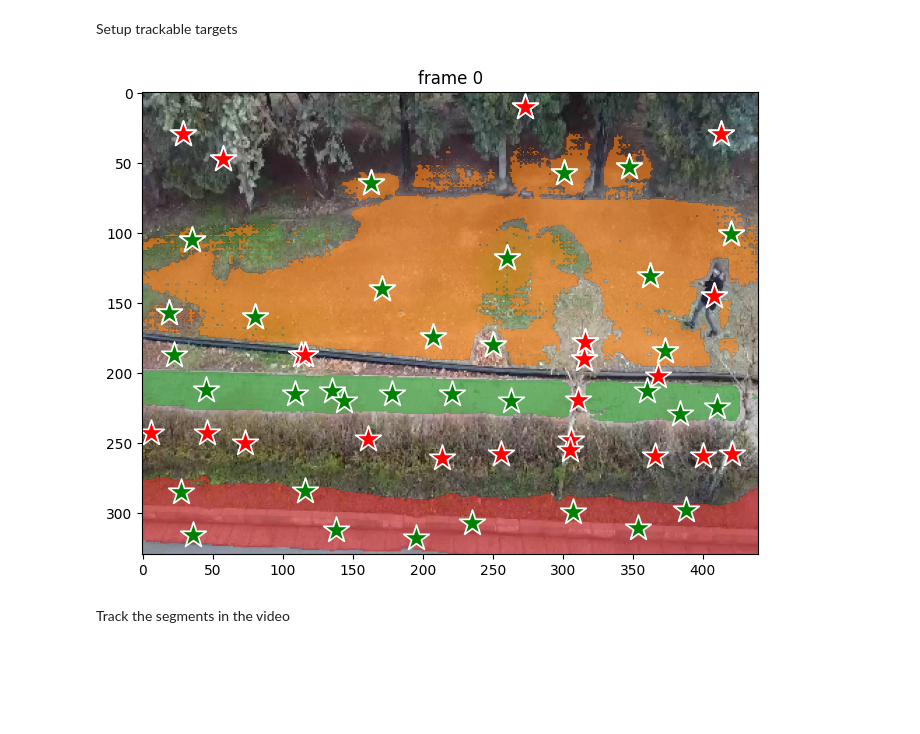
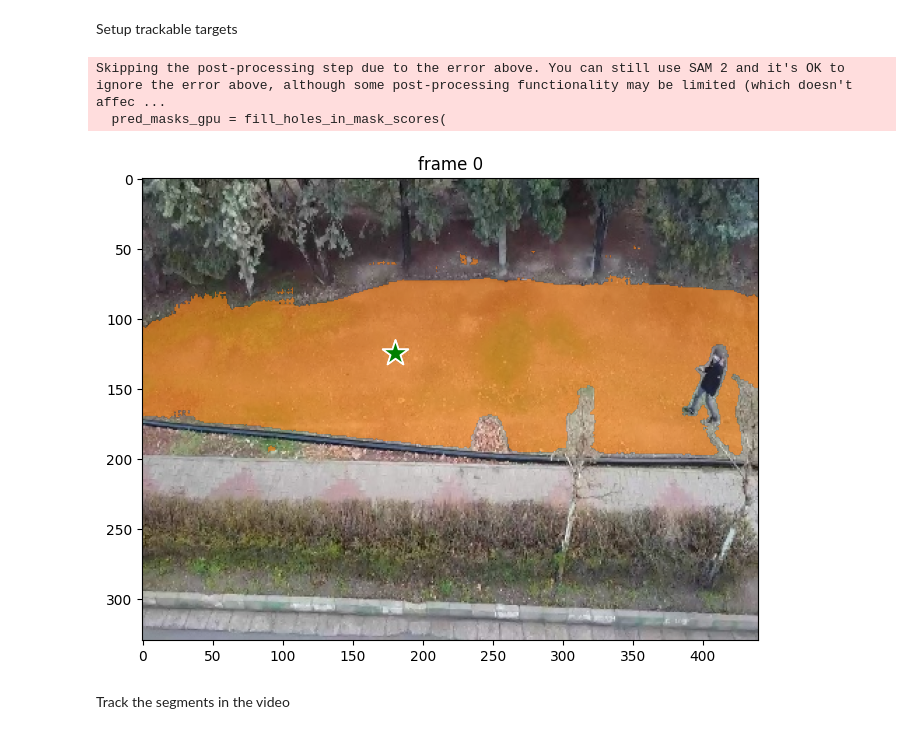
Before and after one commit to itsalirahimi/depth_pattern_analysis, a Jupyter notebook: dataset_generation/sam/sam_video.ipynb, the cells around one changed output. Drawn from its saved outputs; the diff is of its cells as text; code cells hidden in the pictures; blank space fills up the shorter version.

```diff
--- a/dataset_generation/sam/sam_video.ipynb
+++ b/dataset_generation/sam/sam_video.ipynb
@@ -68,7 +68,19 @@ elif device.type == "mps":
 
 np.random.seed(3)
 
-def show_mask(mask, ax, obj_id=None, random_color=False):
+def write_mask(mask, path, ax, obj_id=None, random_color=False):
+    if random_color:
+        color = np.concatenate([np.random.random(3), np.array([0.6])], axis=0)
+    else:
+        cmap = plt.get_cmap("tab10")
+        cmap_idx = 0 if obj_id is None else obj_id
+        color = np.array([*cmap(cmap_idx)[:3], 0.6])
+    h, w = mask.shape[-2:]
+    mask_image = mask.reshape(h, w, 1) * color.reshape(1, 1, -1)
+    cv2.imwrite(path, mask_image)
+
+
+def show_mask(mask, ax, path, obj_id=None, random_color=False):
     if random_color:
         color = np.concatenate([np.random.random(3), np.array([0.6])], axis=0)
     else:
@@ -78,6 +90,9 @@ def show_mask(mask, ax, obj_id=None, random_color=False):
     h, w = mask.shape[-2:]
     mask_image = mask.reshape(h, w, 1) * color.reshape(1, 1, -1)
     ax.imshow(mask_image)
+    if not path is None:
+        plt.imsave(path, mask_image)
+
 
 def show_points(coords, labels, ax, marker_size=375):
     pos_points = coords[labels==1]
@@ -141,46 +156,48 @@ prompts = {}  # hold all the clicks we add for visualization
 ann_frame_idx = 0  # the frame index we interact with
 
 # give a unique id to each object we interact with (it can be any integers)
 # Let's add a 2nd negative click at (x, y) = (275, 175) to refine the first object
 # sending all clicks (and their labels) to `add_new_points_or_box`
 # for labels, `1` means positive click and `0` means negative click
 
 
 
-ann_obj_id = 2
-points = np.array([[45, 212], [22, 187], [135, 213], [178, 215], [144, 220], [263, 220], [384, 229], [360, 213], [410, 224], [221, 215], [109, 215], [311, 219], [46, 243], [161, 247], [305, 255], [256, 258], [400, 259], [113, 187], [368, 202]], dtype=np.float32)
-labels = np.array([1, 1, 1, 1, 1, 1, 1, 1, 1, 1, 1, 0, 0, 0, 0, 0, 0, 0, 0], np.int32)
+ann_obj_id = 1
+points = np.array([[180,124]], dtype=np.float32)
+labels = np.array([1], np.int32)
 prompts[ann_obj_id] = points, labels
 
 
-ann_obj_id = 3
-points = np.array([[27, 285], [36, 316], [116, 284], [138, 312], [235, 307], [354, 311], [388, 298], [307, 299], [195, 318], [214, 261], [73, 250], [366, 259], [306, 248], [6, 243], [421, 258]], dtype=np.float32)
-labels = np.array([1, 1, 1, 1, 1, 1, 1, 1, 1, 0, 0, 0, 0, 0, 0], np.int32)
-prompts[ann_obj_id] = points, labels
+# ann_obj_id = 2
+# points = np.array([[153, 212]], dtype=np.float32)
+# labels = np.array([1], np.int32)
+# prompts[ann_obj_id] = points, labels
 
-ann_obj_id = 1
-points = np.array([[35, 105], [19, 157], [80, 160], [163, 64], [171, 140], [260, 118], [301, 57], [347, 53], [362, 131], [207, 174], [250, 180], [373, 184], [420, 101], [315, 190], [316, 178], [408, 145], [57, 47], [29, 29], [273, 10], [116, 187], [413, 29]], dtype=np.float32)
-labels = np.array([1, 1, 1, 1, 1, 1, 1, 1, 1, 1, 1, 1, 1, 0, 0, 0, 0, 0, 0, 0, 0], np.int32)
-prompts[ann_obj_id] = points, labels
+# ann_obj_id = 3
+# points = np.array([[68, 315]], dtype=np.float32)
+# labels = np.array([1], np.int32)
+# prompts[ann_obj_id] = points, labels
 
 _, out_obj_ids, out_mask_logits = predictor.add_new_points_or_box(
     inference_state=inference_state,
     frame_idx=ann_frame_idx,
     obj_id=ann_obj_id,
     points=points,
     labels=labels,
 )
 
 # show the results on the current (interacted) frame
 plt.figure(figsize=(9, 6))
 plt.title(f"frame {ann_frame_idx}")
 plt.imshow(Image.open(os.path.join(video_dir, frame_names[ann_frame_idx])))
 show_points(points, labels, plt.gca())
 for i, out_obj_id in enumerate(out_obj_ids):
     show_points(*prompts[out_obj_id], plt.gca())
-    show_mask((out_mask_logits[i] > 0.0).cpu().numpy(), plt.gca(), obj_id=out_obj_id)
+    show_mask((out_mask_logits[i] > 0.0).cpu().numpy(), plt.gca(), None, obj_id=out_obj_id)
 # %% [output]
+Skipping the post-processing step due to the error above. You can still use SAM 2 and it's OK to ignore the error above, although some post-processing functionality may be limited (which doesn't affec ...
+  pred_masks_gpu = fill_holes_in_mask_scores(
-[figure, old version]
+[figure, new version]
 # %% [markdown]
 Track the segments in the video
 # %%
```
Also changed, not shown: parts of 4 cells of this notebook.
